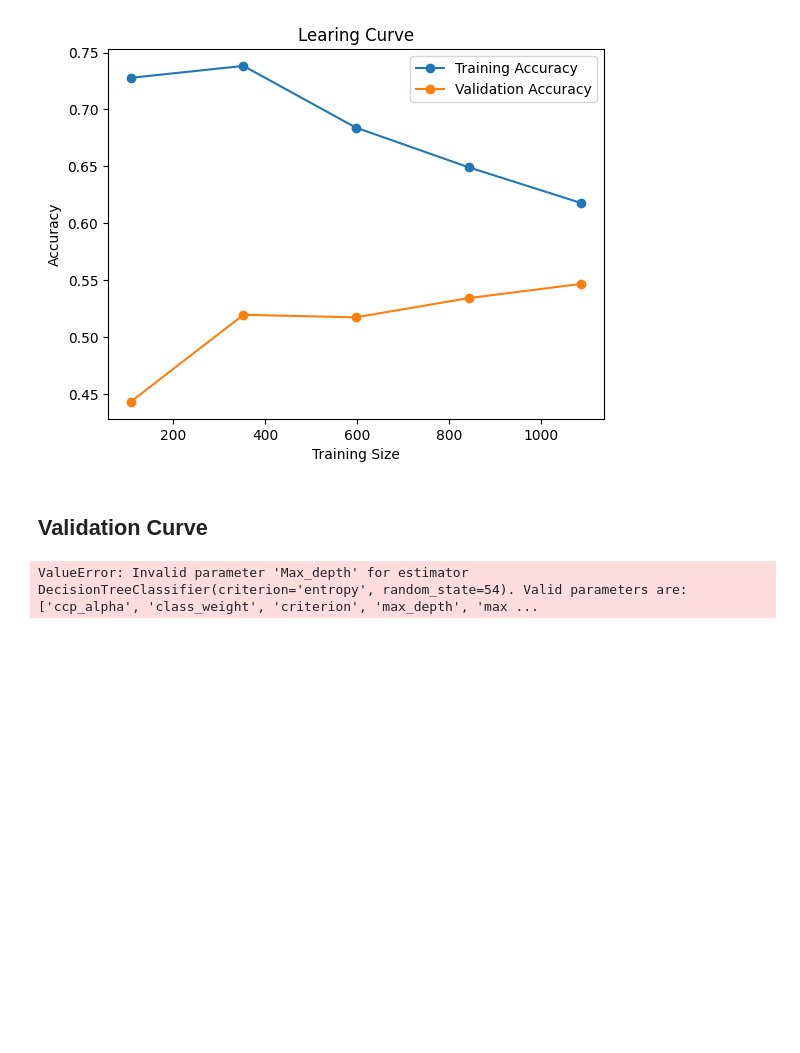
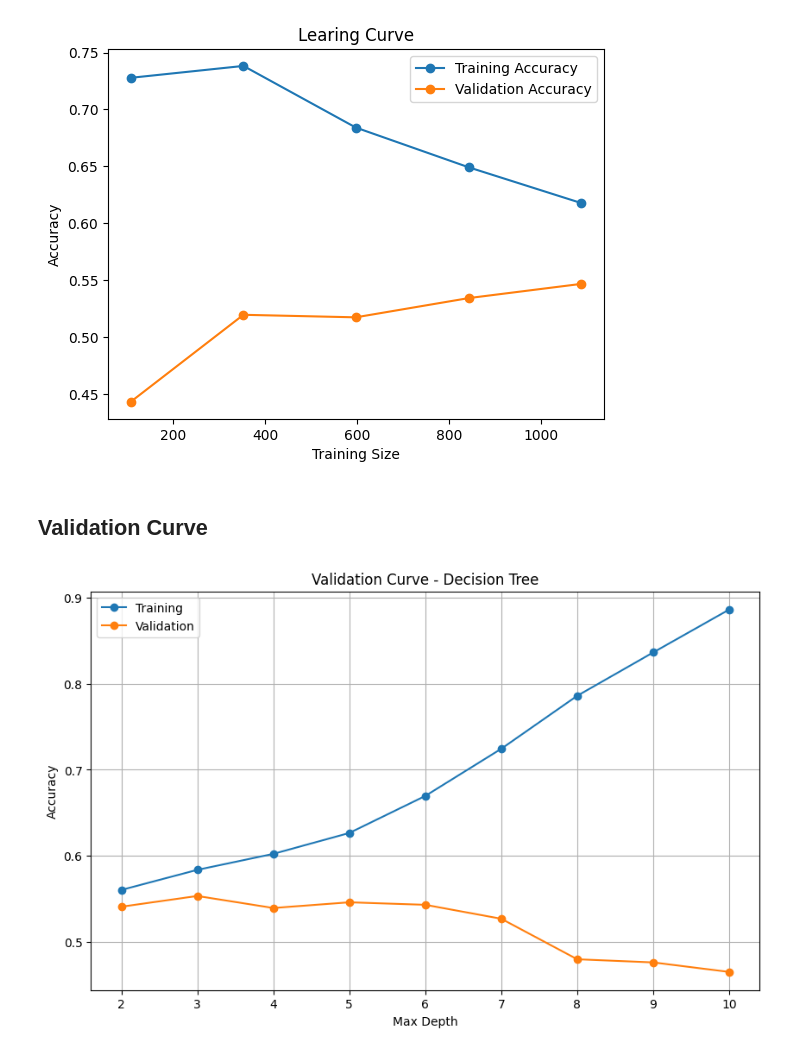
Before and after one commit to lokikun-glitch/Machine-Learning-Projects, a Jupyter notebook: PRAC4.ipynb, the cells around one changed output. Cells and saved outputs as stored; diff of their text form; code cells hidden in the pictures; blank space fills up the shorter version.

```diff
--- a/PRAC4.ipynb
+++ b/PRAC4.ipynb
@@ -563,15 +563,47 @@ plt.show()
 ## Validation Curve
 # %%
 from sklearn.model_selection import validation_curve
-param_range=[2,3,4,5,6,7,8,9,10]
+from sklearn.tree import DecisionTreeClassifier
+import matplotlib.pyplot as plt
 
-train_score,test_score=validation_curve(DecisionTreeClassifier(criterion='entropy',random_state=54),X,y,param_name="Max_depth",param_range=param_range,cv=5)
-plt.plot(param_range,train_score.mean(axis=1),label='Training')
-plt.plot(param_range,test_score.mean(axis=1),label='Validation')
+param_range = [2, 3, 4, 5, 6, 7, 8, 9, 10]
 
+train_score, test_score = validation_curve(
+    DecisionTreeClassifier(
+        criterion='entropy',
+        random_state=54
+    ),
+    X,
+    y,
+    param_name="max_depth",
+    param_range=param_range,
+    cv=5
+)
+
+train_mean = train_score.mean(axis=1)
+test_mean = test_score.mean(axis=1)
+
+plt.figure(figsize=(10, 6))
+
+plt.plot(
+    param_range,
+    train_mean,
+    marker='o',
+    label='Training'
+)
+
+plt.plot(
+    param_range,
+    test_mean,
+    marker='o',
+    label='Validation'
+)
+
+plt.xlabel("Max Depth")
+plt.ylabel("Accuracy")
+plt.title("Validation Curve - Decision Tree")
 plt.legend()
-plt.xlabel("Max depth")
-plt.ylabel("Accuracy")
+plt.grid()
 plt.show()
 # %% [output]
-ValueError: Invalid parameter 'Max_depth' for estimator DecisionTreeClassifier(criterion='entropy', random_state=54). Valid parameters are: ['ccp_alpha', 'class_weight', 'criterion', 'max_depth', 'max ...
+[figure, added]
```
Also changed, not shown: 2 other files.
